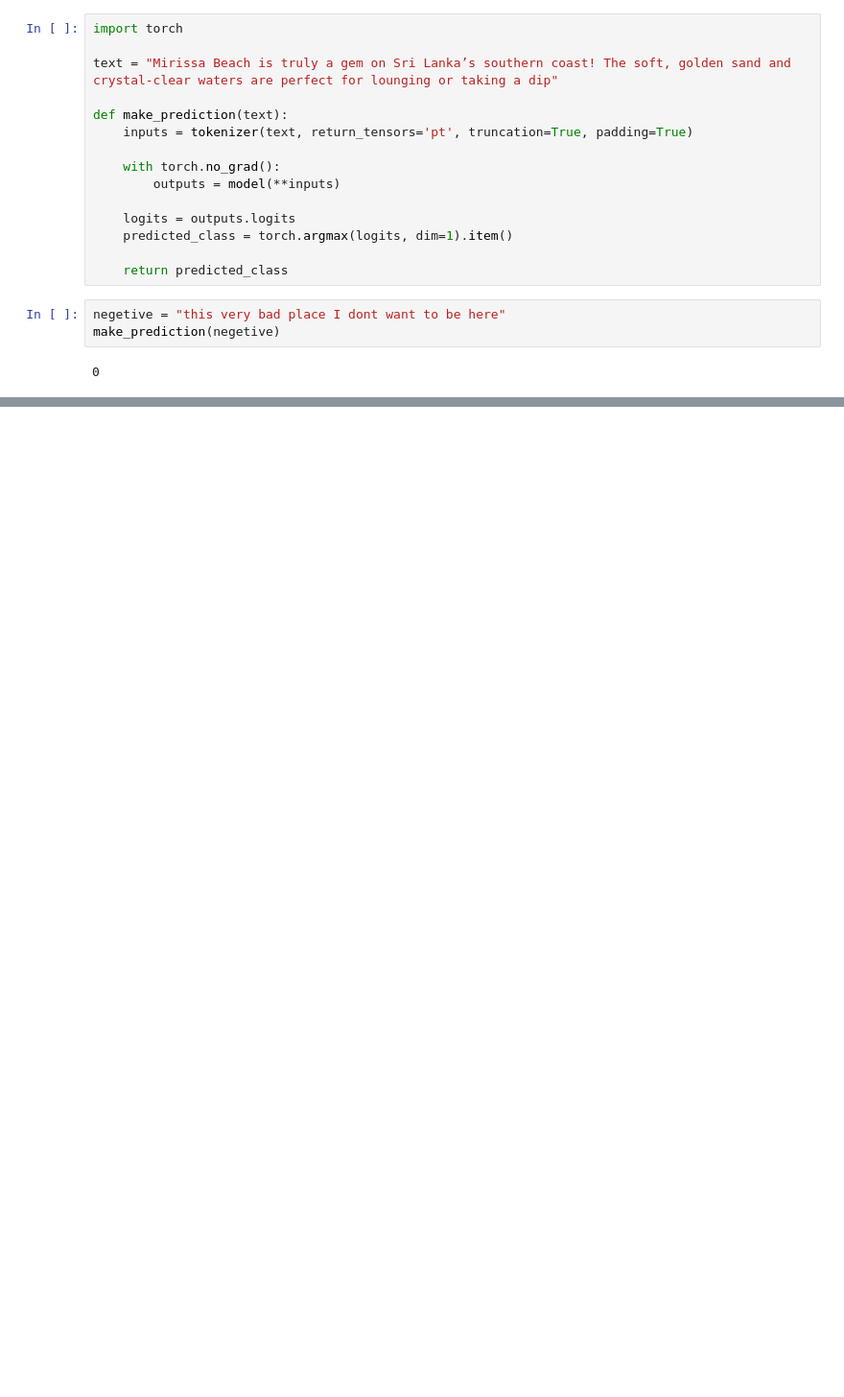
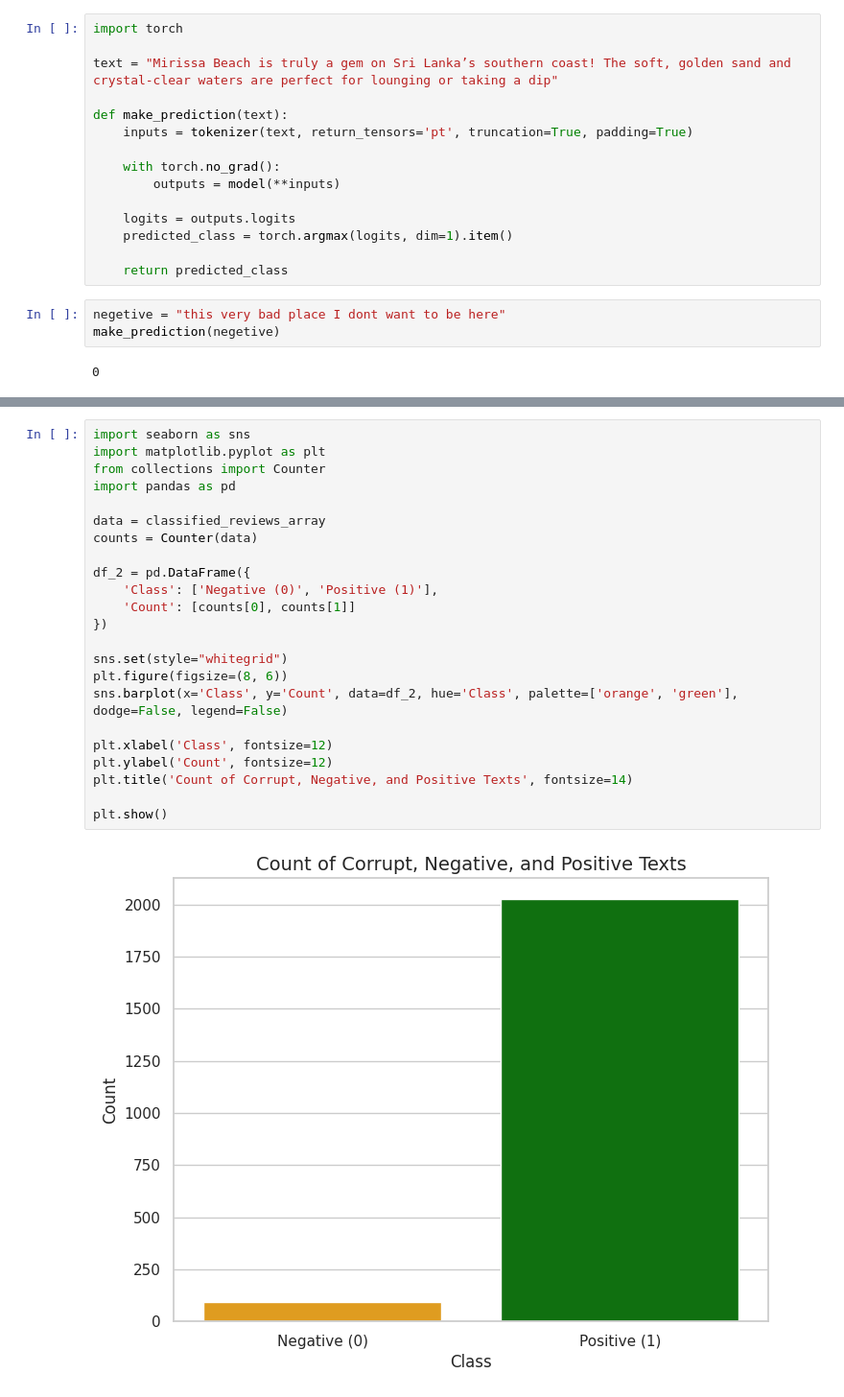
Before and after one commit to visith1577/rootcode-datathon, a Jupyter notebook: notebooks/EDA_Reviews.ipynb, the cells around one changed output, grey strips where cells are left out. Shown at 96% size. Saved outputs shown, nothing was run; the diff lists cells and outputs as text; blank space fills up the shorter version.

```diff
--- a/notebooks/EDA_Reviews.ipynb
+++ b/notebooks/EDA_Reviews.ipynb
@@ -38,0 +134,25 @@ df.head()
+# %%
+import seaborn as sns
+import matplotlib.pyplot as plt
+from collections import Counter
+import pandas as pd
+
+data = classified_reviews_array
+counts = Counter(data)
+
+df_2 = pd.DataFrame({
+    'Class': ['Negative (0)', 'Positive (1)'],
+    'Count': [counts[0], counts[1]]
+})
+
+sns.set(style="whitegrid")
+plt.figure(figsize=(8, 6))
+sns.barplot(x='Class', y='Count', data=df_2, hue='Class', palette=['orange', 'green'], dodge=False, legend=False)
+
+plt.xlabel('Class', fontsize=12)
+plt.ylabel('Count', fontsize=12)
+plt.title('Count of Corrupt, Negative, and Positive Texts', fontsize=14)
+
+plt.show()
+# %% [output]
+[figure, added]
```
Also changed, not shown: parts of 20 cells of this notebook, 1 other file.
